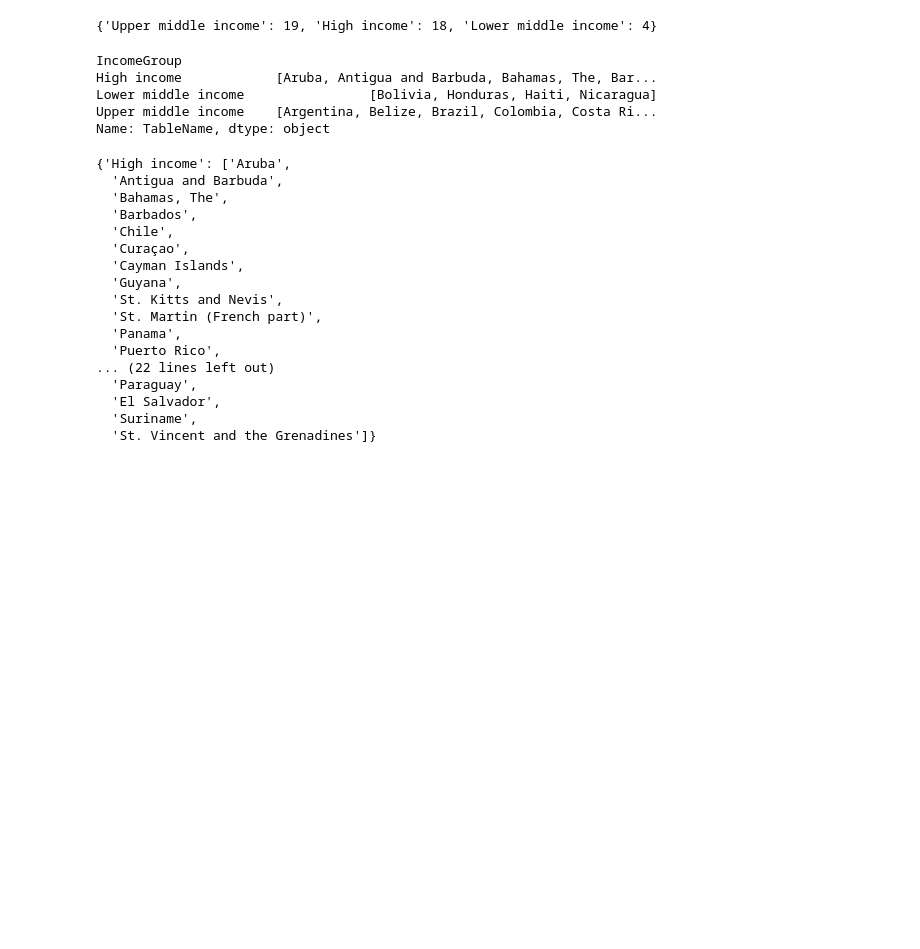
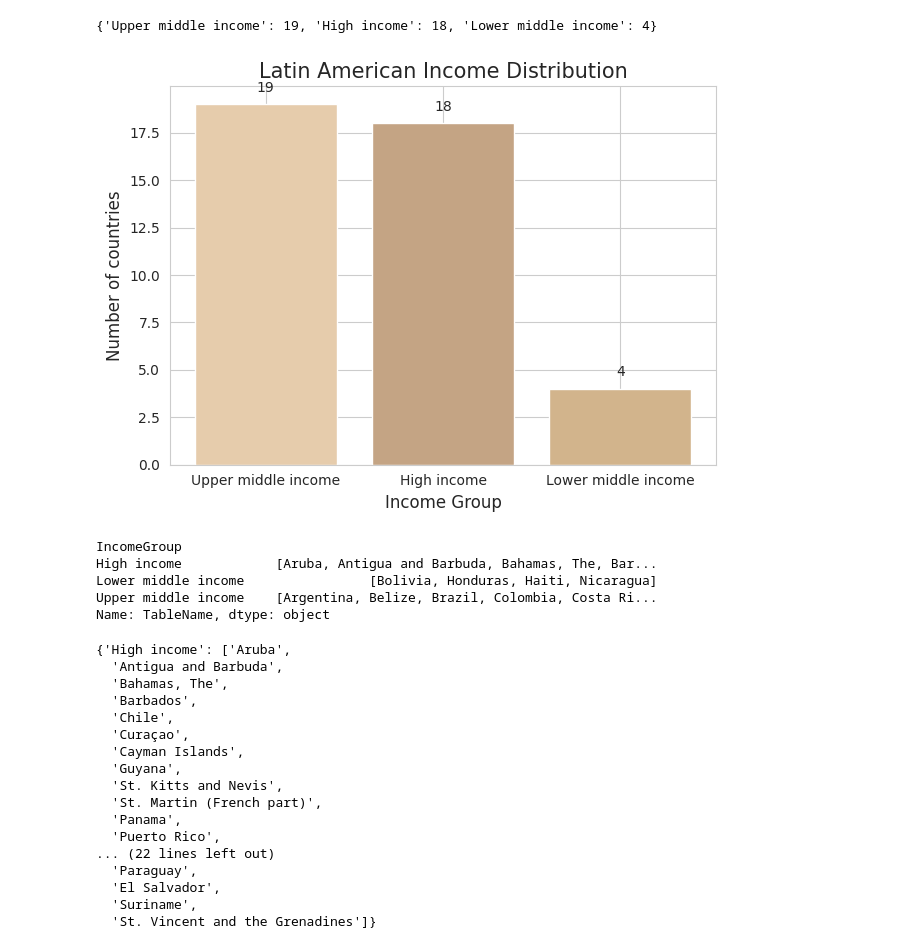
Before and after one commit to andreasoledadguerra/Economic_Inequality_LatinAmerica, a Jupyter notebook: inequality_LA.ipynb, the cells around one changed output. Saved outputs shown, nothing was run; the diff lists cells and outputs as text; code cells hidden in the pictures; blank space fills up the shorter version.

Commit message:
chore : bar plot 'Latin  American Income Distribution' is finished/ library plotly is imported

```diff
--- a/inequality_LA.ipynb
+++ b/inequality_LA.ipynb
@@ -98,11 +99,20 @@ country_counts = list(latinamerican_income_distribution.values())
 # %%
 nude_colors = ['#E6CCAC', '#C4A484', '#D2B48C']
 bars = plt.bar(income_categories, country_counts, color=nude_colors)
 
 for bar in bars:
     height = bar.get_height()
     plt.text(bar.get_x() + bar.get_width()/2., height + 0.5,
              f'{height}', ha='center', va='bottom')
+    plt.title('Latin American Income Distribution', fontsize=15)
+
+plt.xlabel('Income Group', fontsize=12)
+plt.ylabel('Number of countries', fontsize=12)
+
+plt.tight_layout()
+plt.show()
+# %% [output]
+[figure, added]
 # %%
 latinamerican_countries_by_income['TableName'].apply(list)
 # %% [output]
```
Also changed, not shown: parts of 1 cell of this notebook.
